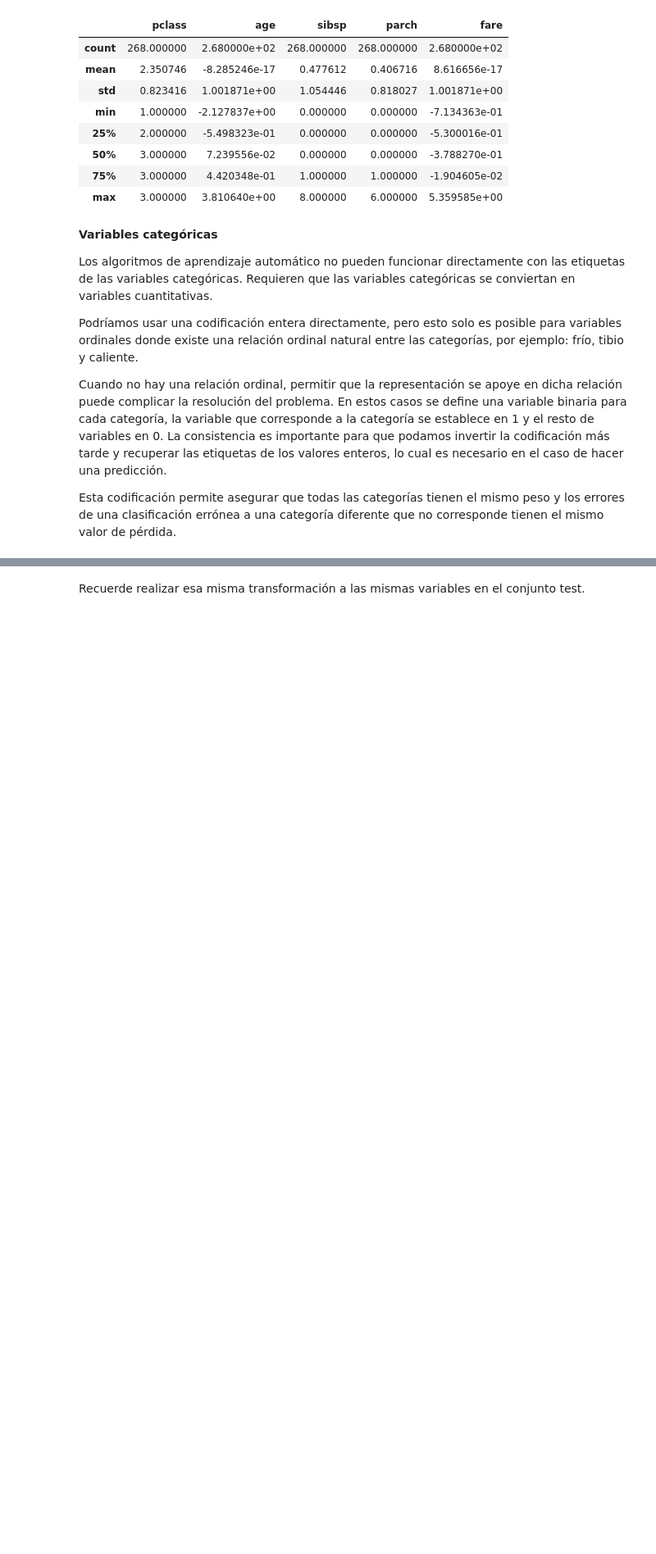
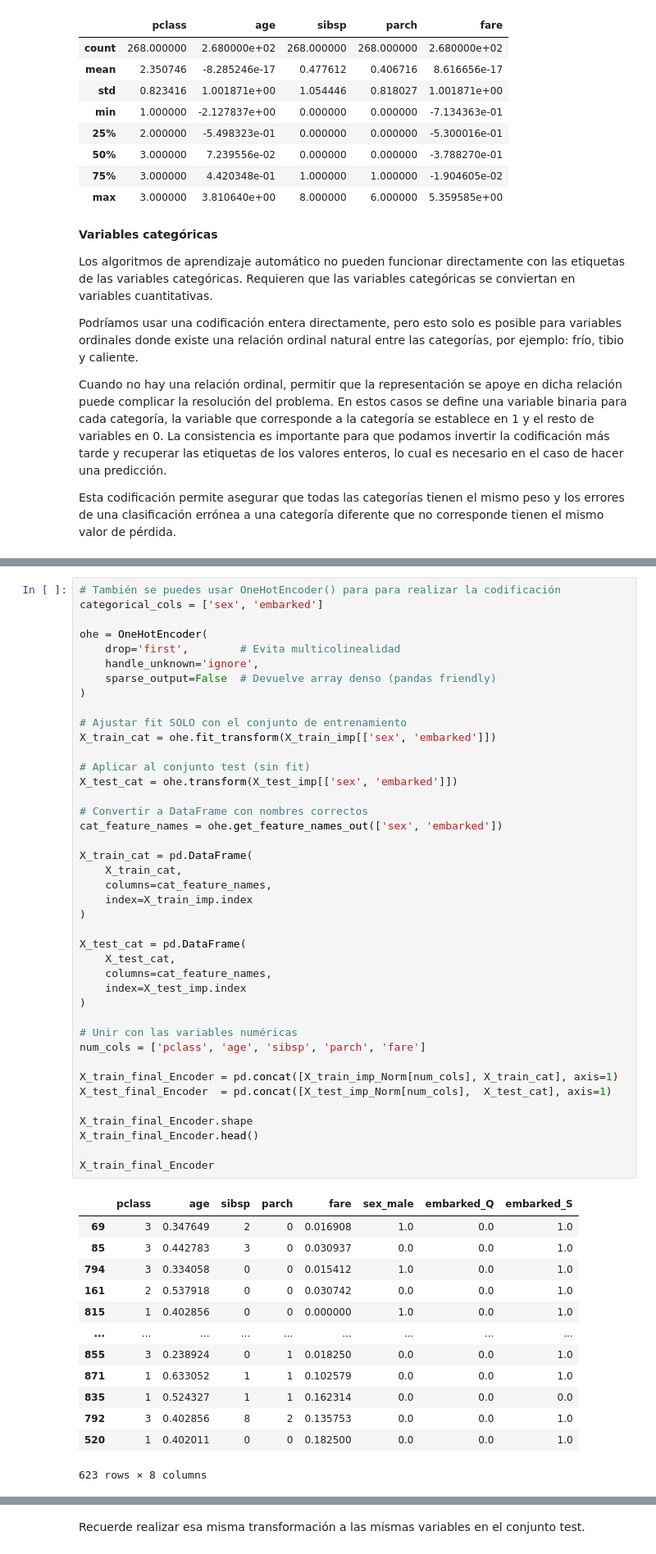
Before and after one commit to duvan1026/Titanic_Big_Data, a Jupyter notebook: ABD_CastroBautistaDuvanDario.ipynb, the cells around one changed output, grey strips where cells are left out. Shown at 82% size. Drawn from its saved outputs; the diff is of its cells as text; blank space fills up the shorter version.

```diff
--- a/ABD_CastroBautistaDuvanDario.ipynb
+++ b/ABD_CastroBautistaDuvanDario.ipynb
@@ -1599,0 +1637,55 @@ Realice la transformación sobre todas aquellas variables cualitativas en las qu
+# %%
+# También se puedes usar OneHotEncoder() para para realizar la codificación
+categorical_cols = ['sex', 'embarked']
+
+ohe = OneHotEncoder(
+    drop='first',        # Evita multicolinealidad
+    handle_unknown='ignore',
+    sparse_output=False  # Devuelve array denso (pandas friendly)
+)
+
+# Ajustar fit SOLO con el conjunto de entrenamiento
+X_train_cat = ohe.fit_transform(X_train_imp[['sex', 'embarked']])
+
+# Aplicar al conjunto test (sin fit)
+X_test_cat = ohe.transform(X_test_imp[['sex', 'embarked']])
+
+# Convertir a DataFrame con nombres correctos
+cat_feature_names = ohe.get_feature_names_out(['sex', 'embarked'])
+
+X_train_cat = pd.DataFrame(
+    X_train_cat,
+    columns=cat_feature_names,
+    index=X_train_imp.index
+)
+
+X_test_cat = pd.DataFrame(
+    X_test_cat,
+    columns=cat_feature_names,
+    index=X_test_imp.index
+)
+
+# Unir con las variables numéricas
+num_cols = ['pclass', 'age', 'sibsp', 'parch', 'fare']
+
+X_train_final_Encoder = pd.concat([X_train_imp_Norm[num_cols], X_train_cat], axis=1)
+X_test_final_Encoder  = pd.concat([X_test_imp_Norm[num_cols],  X_test_cat], axis=1)
+
+X_train_final_Encoder.shape
+X_train_final_Encoder.head()
+
+X_train_final_Encoder
+# %% [output]
+|  | pclass | age | sibsp | parch | fare | sex_male | embarked_Q | embarked_S |
+| 69 | 3 | 0.347649 | 2 | 0 | 0.016908 | 1.0 | 0.0 | 1.0 |
+| 85 | 3 | 0.442783 | 3 | 0 | 0.030937 | 0.0 | 0.0 | 1.0 |
+| 794 | 3 | 0.334058 | 0 | 0 | 0.015412 | 1.0 | 0.0 | 1.0 |
+| 161 | 2 | 0.537918 | 0 | 0 | 0.030742 | 0.0 | 0.0 | 1.0 |
+| 815 | 1 | 0.402856 | 0 | 0 | 0.000000 | 1.0 | 0.0 | 1.0 |
+| ... | ... | ... | ... | ... | ... | ... | ... | ... |
+| 855 | 3 | 0.238924 | 0 | 1 | 0.018250 | 0.0 | 0.0 | 1.0 |
+| 871 | 1 | 0.633052 | 1 | 1 | 0.102579 | 0.0 | 0.0 | 1.0 |
+| 835 | 1 | 0.524327 | 1 | 1 | 0.162314 | 0.0 | 0.0 | 0.0 |
+| 792 | 3 | 0.402856 | 8 | 2 | 0.135753 | 0.0 | 0.0 | 1.0 |
+| 520 | 1 | 0.402011 | 0 | 0 | 0.182500 | 0.0 | 0.0 | 1.0 |
+623 rows × 8 columns
```
Also changed, not shown: parts of 14 cells of this notebook.
